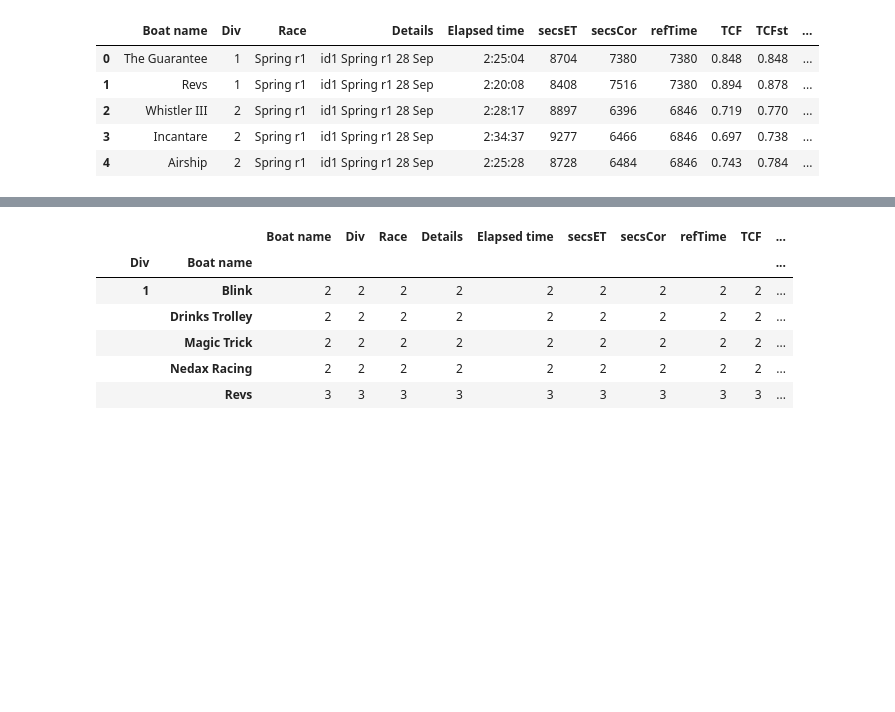
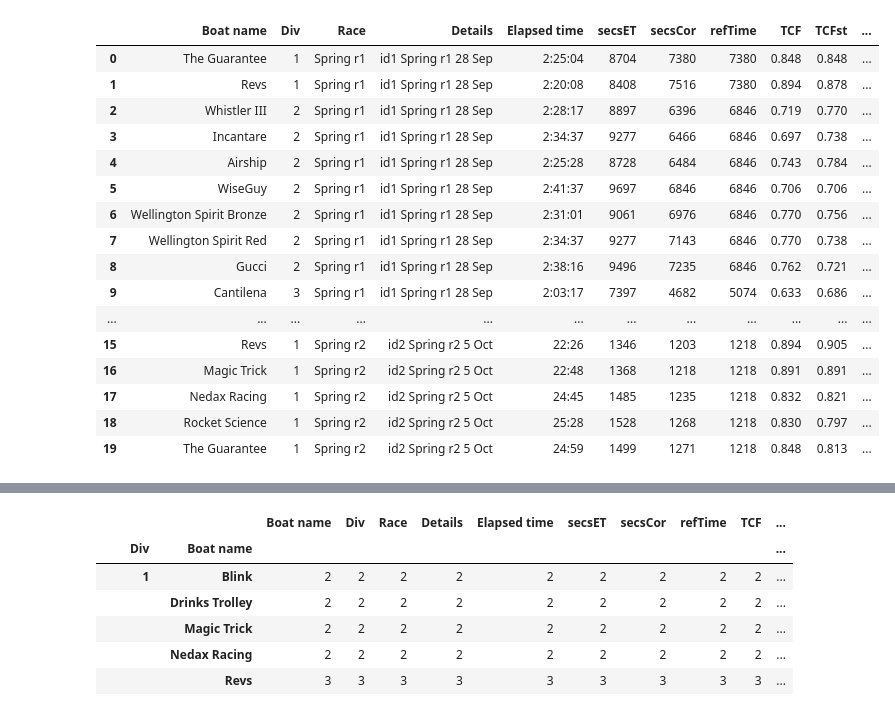
Before and after one commit to drphilbishop/RPNYC_race_analysis, a Jupyter notebook: testAnalysis.ipynb, the cells around one changed output, grey strips where cells are left out. Saved outputs shown, nothing was run; the diff lists cells and outputs as text; code cells hidden in the pictures; blank space fills up the shorter version.

```diff
--- a/testAnalysis.ipynb
+++ b/testAnalysis.ipynb
@@ -22,13 +22,24 @@ datapath = 'C:\\Phil\\My Dropbox\\Python\Sailing\Data\\'
 # %%
 #data = pd.read_csv("C:\\Phil\\My Dropbox\\Sailing cmte\\Handicapping\\2013-14 season\\Proc'd CSVs\\All divs championship.csv", sep=',',index_col=[0,1,2])
 data = pd.read_csv(datapath + "All divs championship.csv", sep=',')
 
 #data.sort(['Boat name'])
-data.head()
+data.head(20)
 # %% [output]
 |  | Boat name | Div | Race | Details | Elapsed time | secsET | secsCor | refTime | TCF | TCFst | ... |
 | 0 | The Guarantee | 1 | Spring r1 | id1 Spring r1 28 Sep | 2:25:04 | 8704 | 7380 | 7380 | 0.848 | 0.848 | ... |
 | 1 | Revs | 1 | Spring r1 | id1 Spring r1 28 Sep | 2:20:08 | 8408 | 7516 | 7380 | 0.894 | 0.878 | ... |
 | 2 | Whistler III | 2 | Spring r1 | id1 Spring r1 28 Sep | 2:28:17 | 8897 | 6396 | 6846 | 0.719 | 0.770 | ... |
 | 3 | Incantare | 2 | Spring r1 | id1 Spring r1 28 Sep | 2:34:37 | 9277 | 6466 | 6846 | 0.697 | 0.738 | ... |
 | 4 | Airship | 2 | Spring r1 | id1 Spring r1 28 Sep | 2:25:28 | 8728 | 6484 | 6846 | 0.743 | 0.784 | ... |
+| 5 | WiseGuy | 2 | Spring r1 | id1 Spring r1 28 Sep | 2:41:37 | 9697 | 6846 | 6846 | 0.706 | 0.706 | ... |
+| 6 | Wellington Spirit Bronze | 2 | Spring r1 | id1 Spring r1 28 Sep | 2:31:01 | 9061 | 6976 | 6846 | 0.770 | 0.756 | ... |
+| 7 | Wellington Spirit Red | 2 | Spring r1 | id1 Spring r1 28 Sep | 2:34:37 | 9277 | 7143 | 6846 | 0.770 | 0.738 | ... |
+| 8 | Gucci | 2 | Spring r1 | id1 Spring r1 28 Sep | 2:38:16 | 9496 | 7235 | 6846 | 0.762 | 0.721 | ... |
+| 9 | Cantilena | 3 | Spring r1 | id1 Spring r1 28 Sep | 2:03:17 | 7397 | 4682 | 5074 | 0.633 | 0.686 | ... |
+| ... | ... | ... | ... | ... | ... | ... | ... | ... | ... | ... | ... |
+| 15 | Revs | 1 | Spring r2 | id2 Spring r2 5 Oct | 22:26 | 1346 | 1203 | 1218 | 0.894 | 0.905 | ... |
+| 16 | Magic Trick | 1 | Spring r2 | id2 Spring r2 5 Oct | 22:48 | 1368 | 1218 | 1218 | 0.891 | 0.891 | ... |
+| 17 | Nedax Racing | 1 | Spring r2 | id2 Spring r2 5 Oct | 24:45 | 1485 | 1235 | 1218 | 0.832 | 0.821 | ... |
+| 18 | Rocket Science | 1 | Spring r2 | id2 Spring r2 5 Oct | 25:28 | 1528 | 1268 | 1218 | 0.830 | 0.797 | ... |
+| 19 | The Guarantee | 1 | Spring r2 | id2 Spring r2 5 Oct | 24:59 | 1499 | 1271 | 1218 | 0.848 | 0.813 | ... |
```
Also changed, not shown: parts of 16 cells of this notebook, 1 other file.
